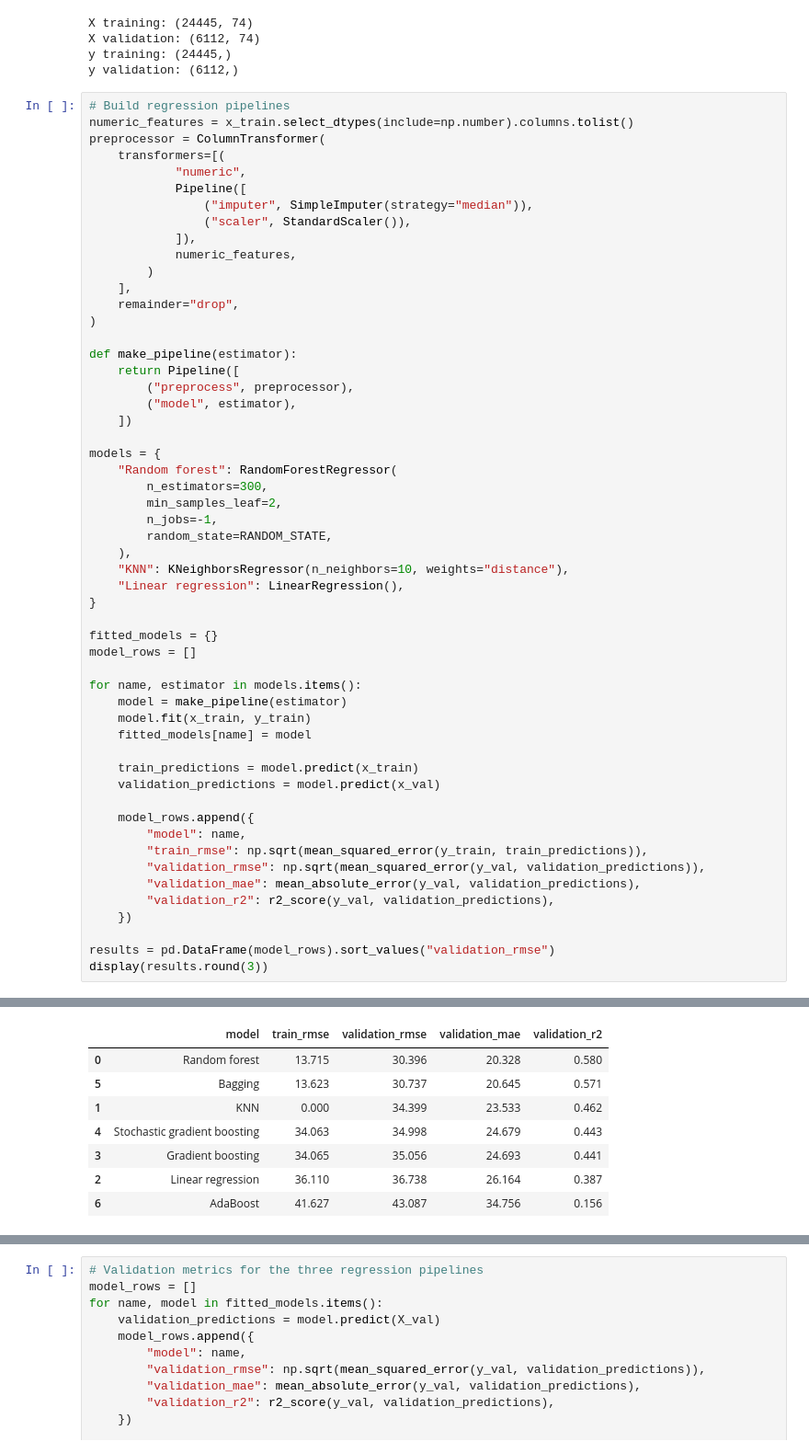
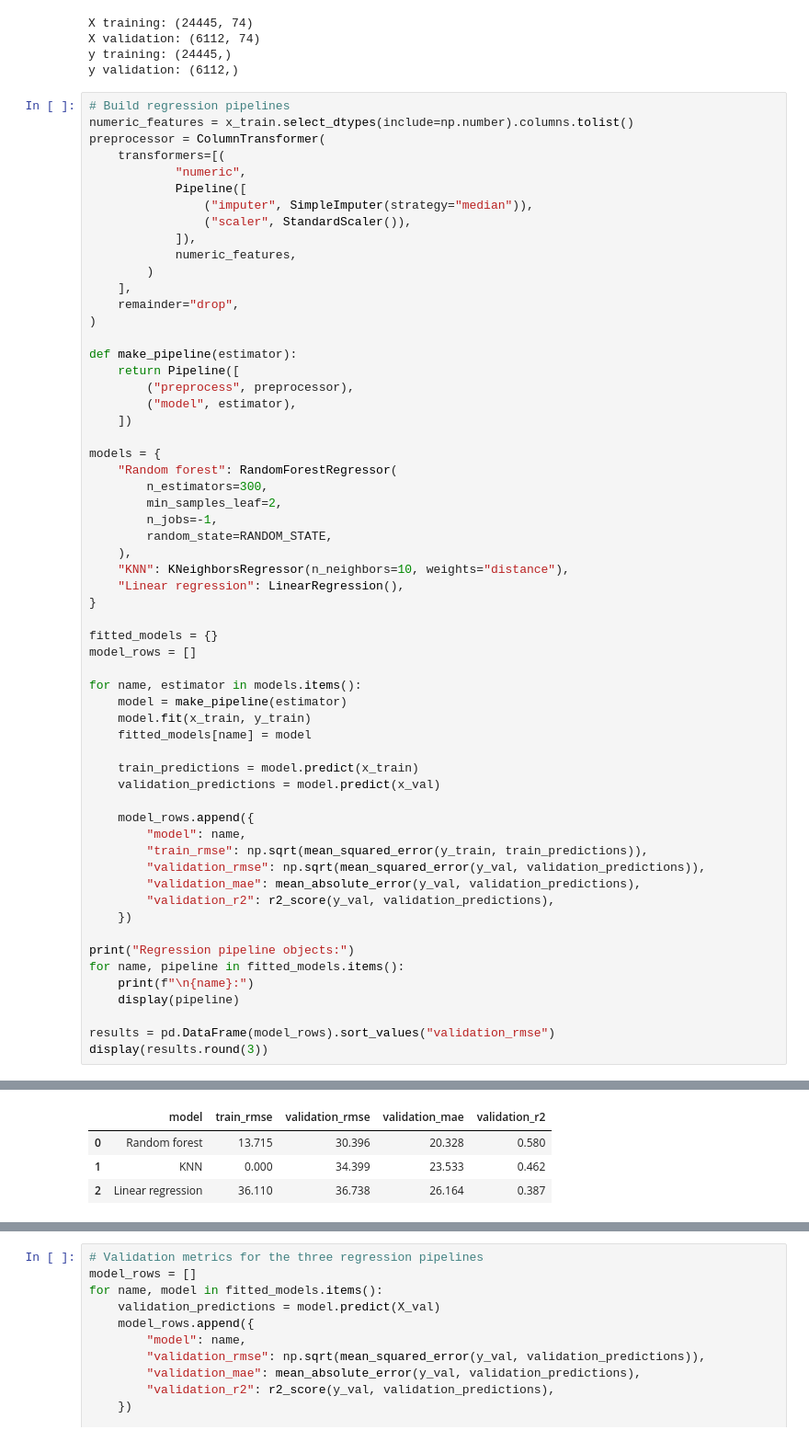
Before and after one commit to TypsonRS/Machine-Learning-Project-Dahan, a Jupyter notebook: Machine-Learning-Project-Dahan.ipynb, the cells around one changed output, grey strips where cells are left out. Shown at 92% size. Cells and saved outputs as stored; diff of their text form.

```diff
--- a/Machine-Learning-Project-Dahan.ipynb
+++ b/Machine-Learning-Project-Dahan.ipynb
@@ -605,6 +605,11 @@ for name, estimator in models.items():
         "validation_r2": r2_score(y_val, validation_predictions),
     })
 
+print("Regression pipeline objects:")
+for name, pipeline in fitted_models.items():
+    print(f"\n{name}:")
+    display(pipeline)
+
 results = pd.DataFrame(model_rows).sort_values("validation_rmse")
 display(results.round(3))
 # %% [output]
@@ -611,8 +672,4 @@ display(results.round(3))
 |  | model | train_rmse | validation_rmse | validation_mae | validation_r2 |
 | 0 | Random forest | 13.715 | 30.396 | 20.328 | 0.580 |
-| 5 | Bagging | 13.623 | 30.737 | 20.645 | 0.571 |
 | 1 | KNN | 0.000 | 34.399 | 23.533 | 0.462 |
-| 4 | Stochastic gradient boosting | 34.063 | 34.998 | 24.679 | 0.443 |
-| 3 | Gradient boosting | 34.065 | 35.056 | 24.693 | 0.441 |
 | 2 | Linear regression | 36.110 | 36.738 | 26.164 | 0.387 |
-| 6 | AdaBoost | 41.627 | 43.087 | 34.756 | 0.156 |
```
Also changed, not shown: parts of 6 cells of this notebook.
